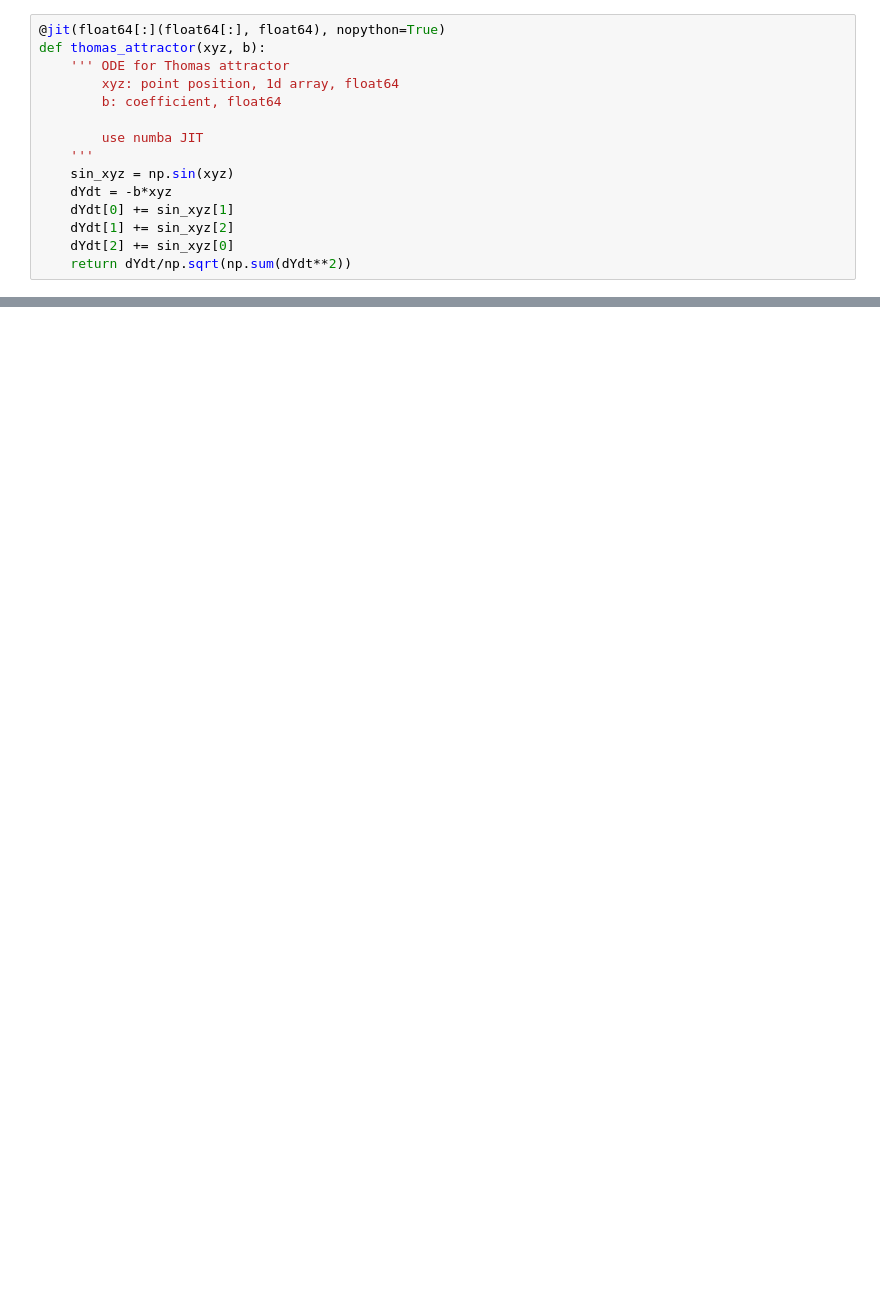
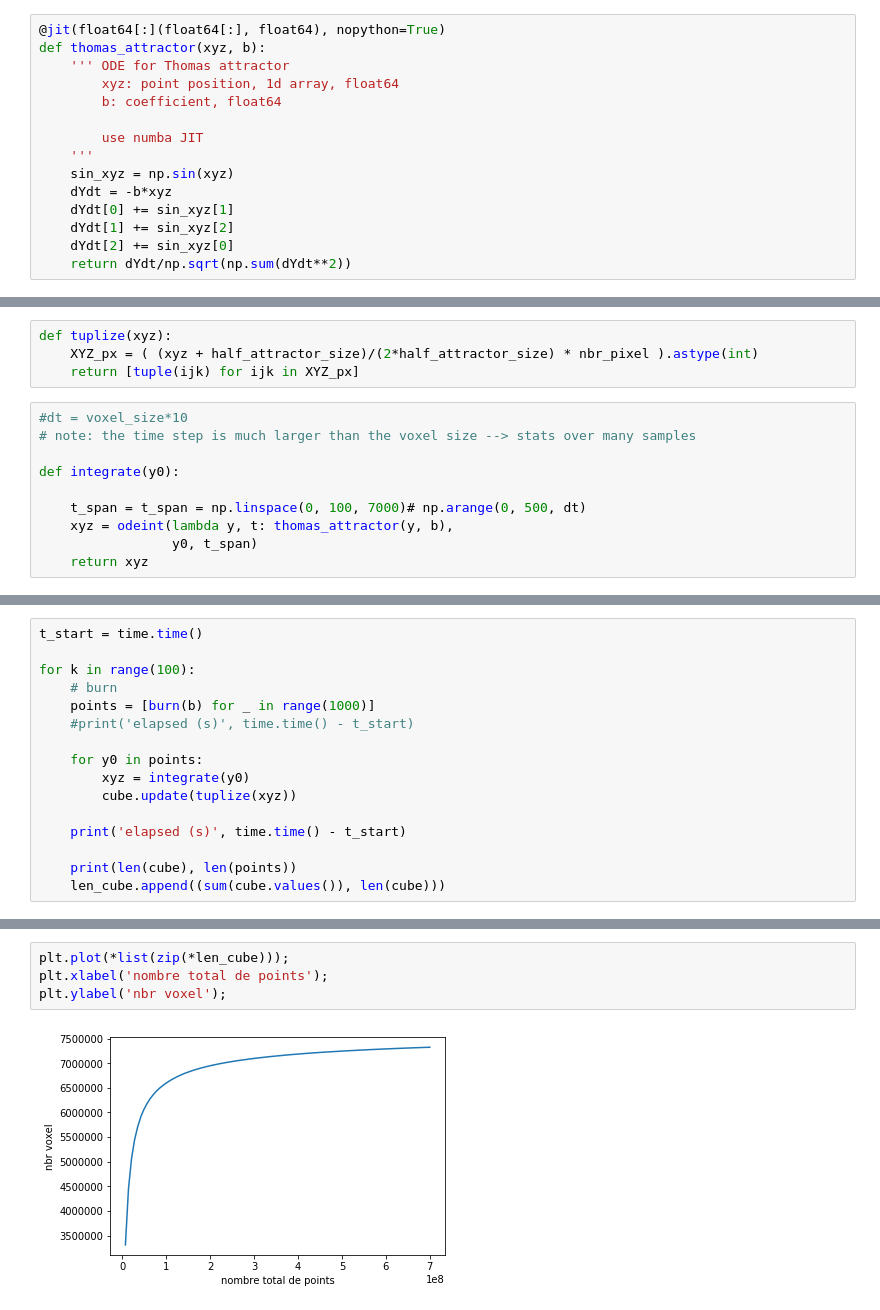
Before and after one commit to xdze2/strange_attractor, a Jupyter notebook: to_3D_and_beyond.ipynb, the cells around one changed output, grey strips where cells are left out. Saved outputs shown, nothing was run; the diff lists cells and outputs as text; blank space fills up the shorter version.

```diff
--- a/to_3D_and_beyond.ipynb
+++ b/to_3D_and_beyond.ipynb
@@ -63,0 +76,14 @@ use Counter instead
+# %%
+def tuplize(xyz):
+    XYZ_px = ( (xyz + half_attractor_size)/(2*half_attractor_size) * nbr_pixel ).astype(int)
+    return [tuple(ijk) for ijk in XYZ_px]
+# %%
+#dt = voxel_size*10
+# note: the time step is much larger than the voxel size --> stats over many samples
+
+def integrate(y0):
+
+    t_span = t_span = np.linspace(0, 100, 7000)# np.arange(0, 500, dt)
+    xyz = odeint(lambda y, t: thomas_attractor(y, b),
+                 y0, t_span)
+    return xyz
@@ -63,0 +94,16 @@ use Counter instead
+# %%
+t_start = time.time()
+
+for k in range(100):
+    # burn
+    points = [burn(b) for _ in range(1000)]
+    #print('elapsed (s)', time.time() - t_start)
+
+    for y0 in points:
+        xyz = integrate(y0)
+        cube.update(tuplize(xyz))
+
+    print('elapsed (s)', time.time() - t_start)
+
+    print(len(cube), len(points))
+    len_cube.append((sum(cube.values()), len(cube)))
@@ -63,0 +128,6 @@ use Counter instead
+# %%
+plt.plot(*list(zip(*len_cube)));
+plt.xlabel('nombre total de points');
+plt.ylabel('nbr voxel');
+# %% [output]
+[figure, added]
```
Also changed, not shown: parts of 27 cells of this notebook, 1 other file.
